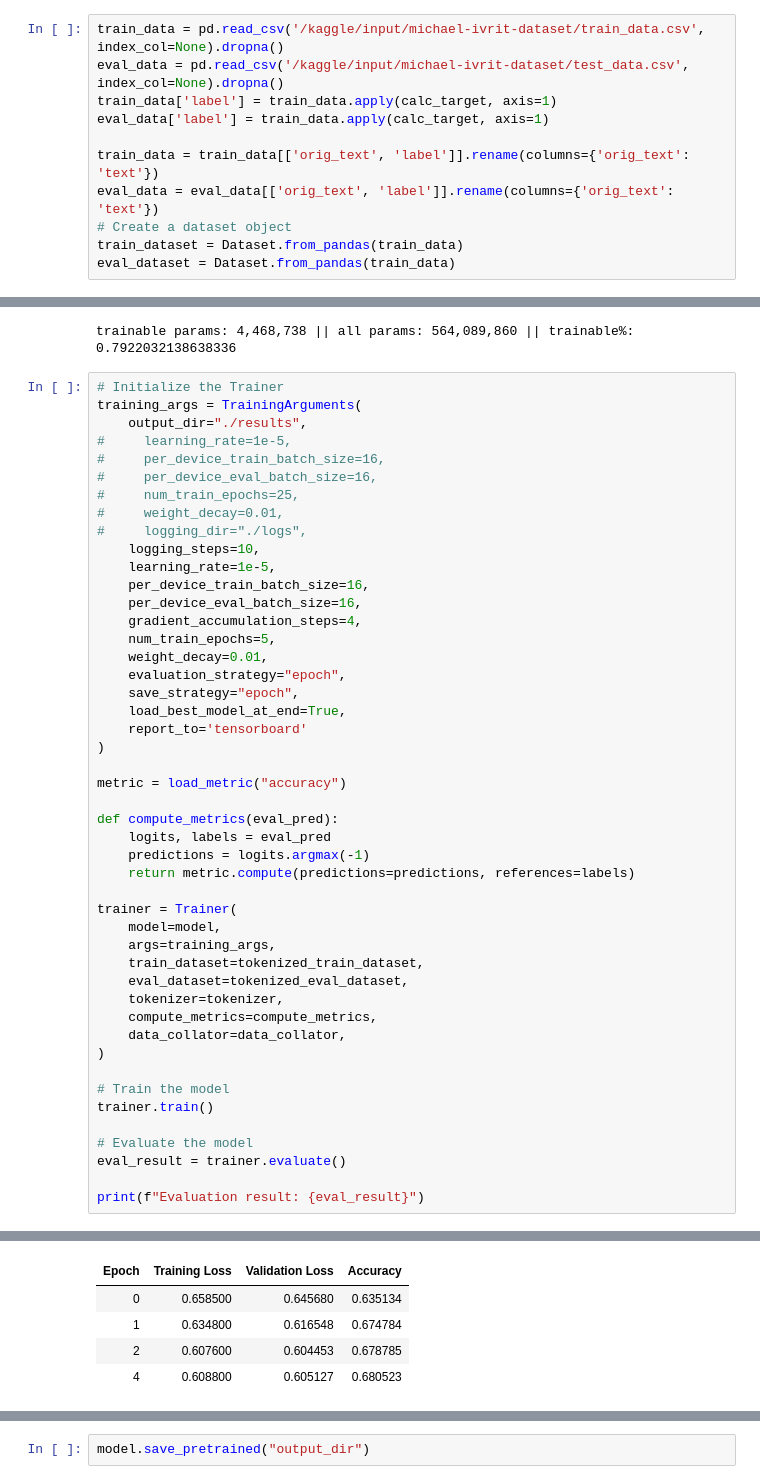
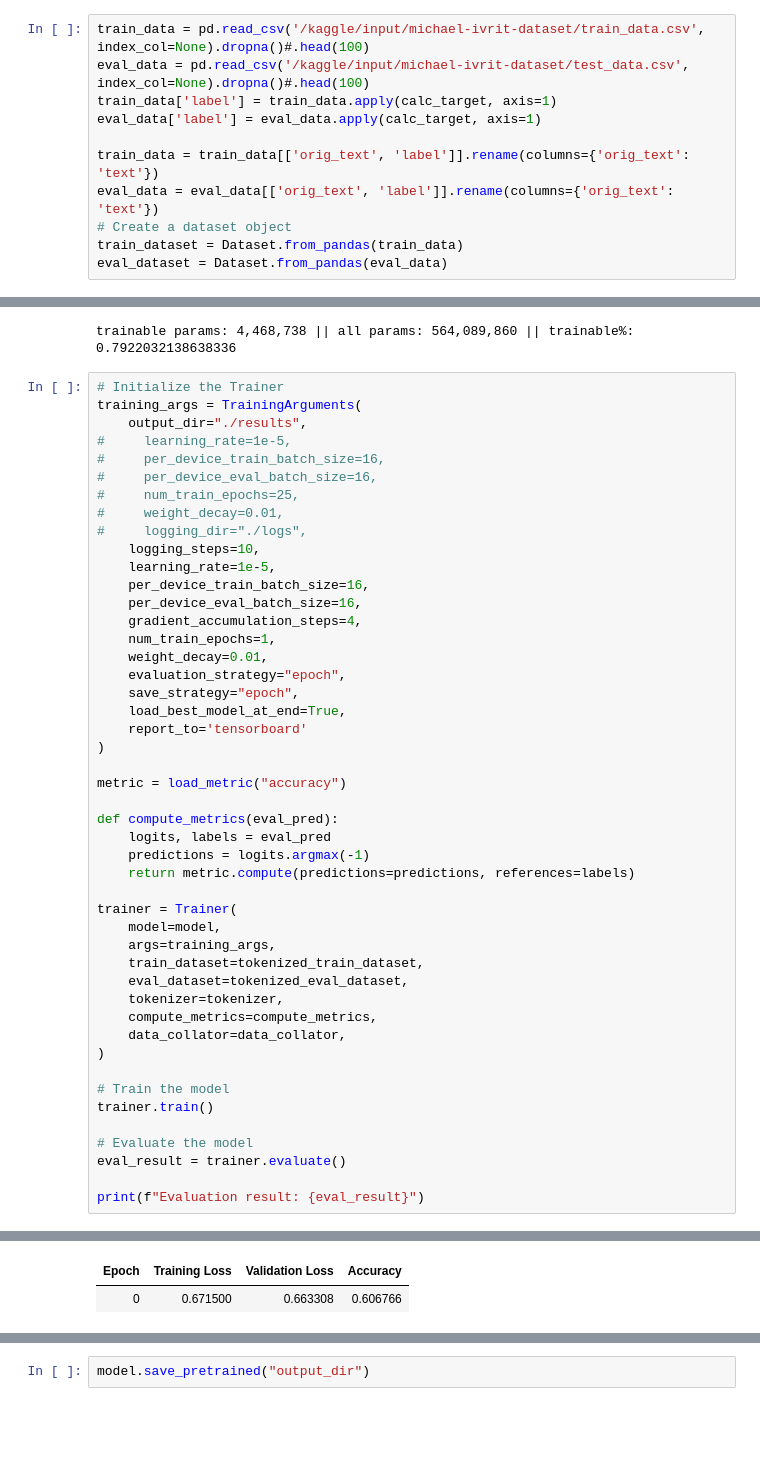
Before and after one commit to michaelshekasta/ivrit-nlp-analysis, a Jupyter notebook: train_xlmr_base.ipynb, the cells around one changed output, grey strips where cells are left out. Saved outputs shown, nothing was run; the diff lists cells and outputs as text; blank space fills up the shorter version.

Commit message:
Kaggle Notebook | train xlmr base | Version 13

```diff
--- a/train_xlmr_base.ipynb
+++ b/train_xlmr_base.ipynb
@@ -122,16 +122,16 @@ def calc_target(row):
     text = row['text'].translate(translator).split()
     return 1 if orig_text == text  else 0
 # %%
-train_data = pd.read_csv('/kaggle/input/michael-ivrit-dataset/train_data.csv', index_col=None).dropna()
-eval_data = pd.read_csv('/kaggle/input/michael-ivrit-dataset/test_data.csv', index_col=None).dropna()
+train_data = pd.read_csv('/kaggle/input/michael-ivrit-dataset/train_data.csv', index_col=None).dropna()#.head(100)
+eval_data = pd.read_csv('/kaggle/input/michael-ivrit-dataset/test_data.csv', index_col=None).dropna()#.head(100)
 train_data['label'] = train_data.apply(calc_target, axis=1)
-eval_data['label'] = train_data.apply(calc_target, axis=1)
+eval_data['label'] = eval_data.apply(calc_target, axis=1)
 
 train_data = train_data[['orig_text', 'label']].rename(columns={'orig_text': 'text'})
 eval_data = eval_data[['orig_text', 'label']].rename(columns={'orig_text': 'text'})
 # Create a dataset object
 train_dataset = Dataset.from_pandas(train_data)
-eval_dataset = Dataset.from_pandas(train_data)
+eval_dataset = Dataset.from_pandas(eval_data)
 # %%
 # Load the pre-trained tokenizer and model
 model_name = "xlm-roberta-large"
@@ -176,7 +176,7 @@ training_args = TrainingArguments(
     per_device_train_batch_size=16,
     per_device_eval_batch_size=16,
     gradient_accumulation_steps=4,
-    num_train_epochs=5,
+    num_train_epochs=1,
     weight_decay=0.01,
     evaluation_strategy="epoch",
     save_strategy="epoch",
@@ -216,5 +216,2 @@ Passing `trust_remote_code=True` will be mandatory to load this metric from the
 | Epoch | Training Loss | Validation Loss | Accuracy |
-| 0 | 0.658500 | 0.645680 | 0.635134 |
-| 1 | 0.634800 | 0.616548 | 0.674784 |
-| 2 | 0.607600 | 0.604453 | 0.678785 |
-| 4 | 0.608800 | 0.605127 | 0.680523 |
+| 0 | 0.671500 | 0.663308 | 0.606766 |
```
Also changed, not shown: parts of 5 cells of this notebook.
